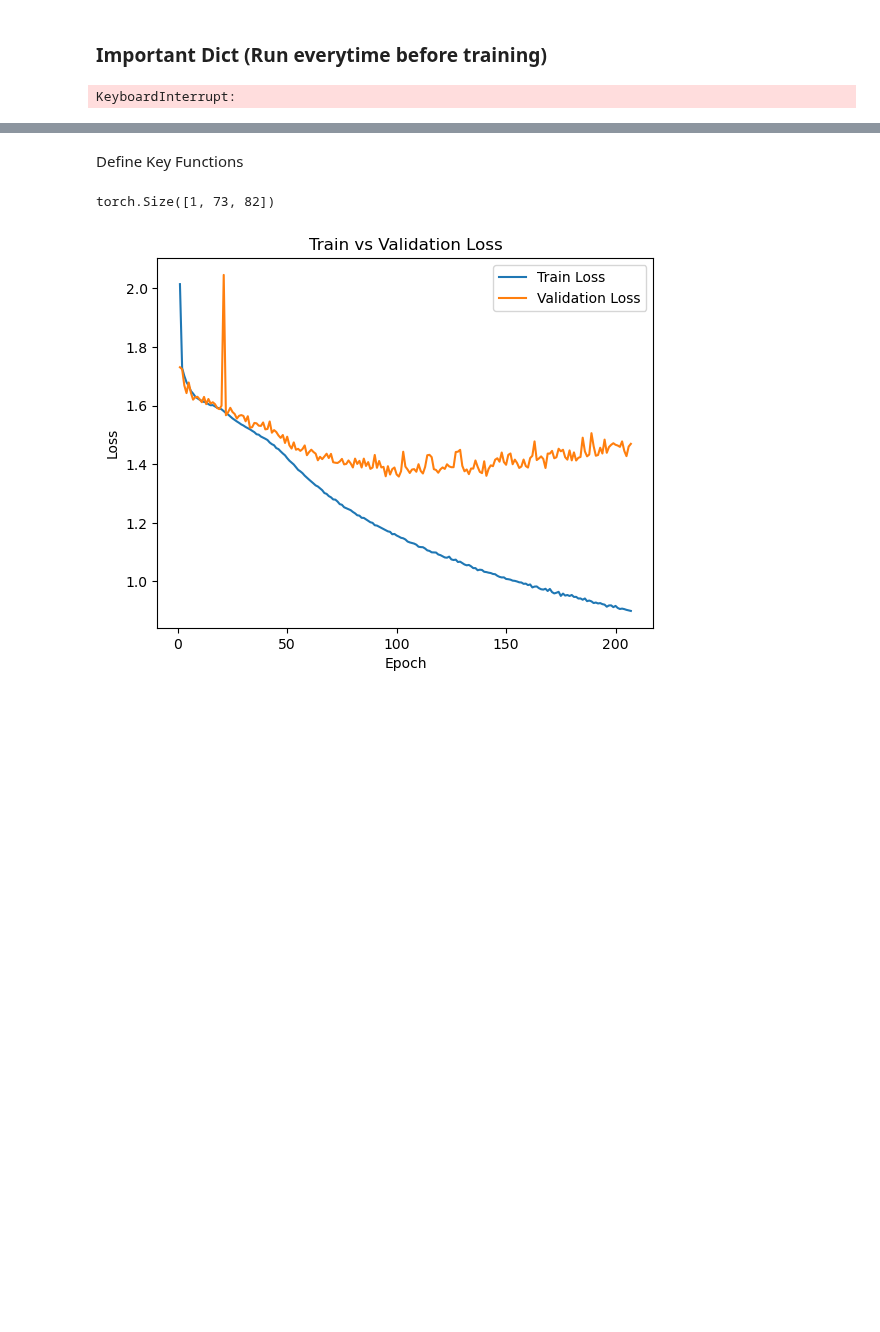
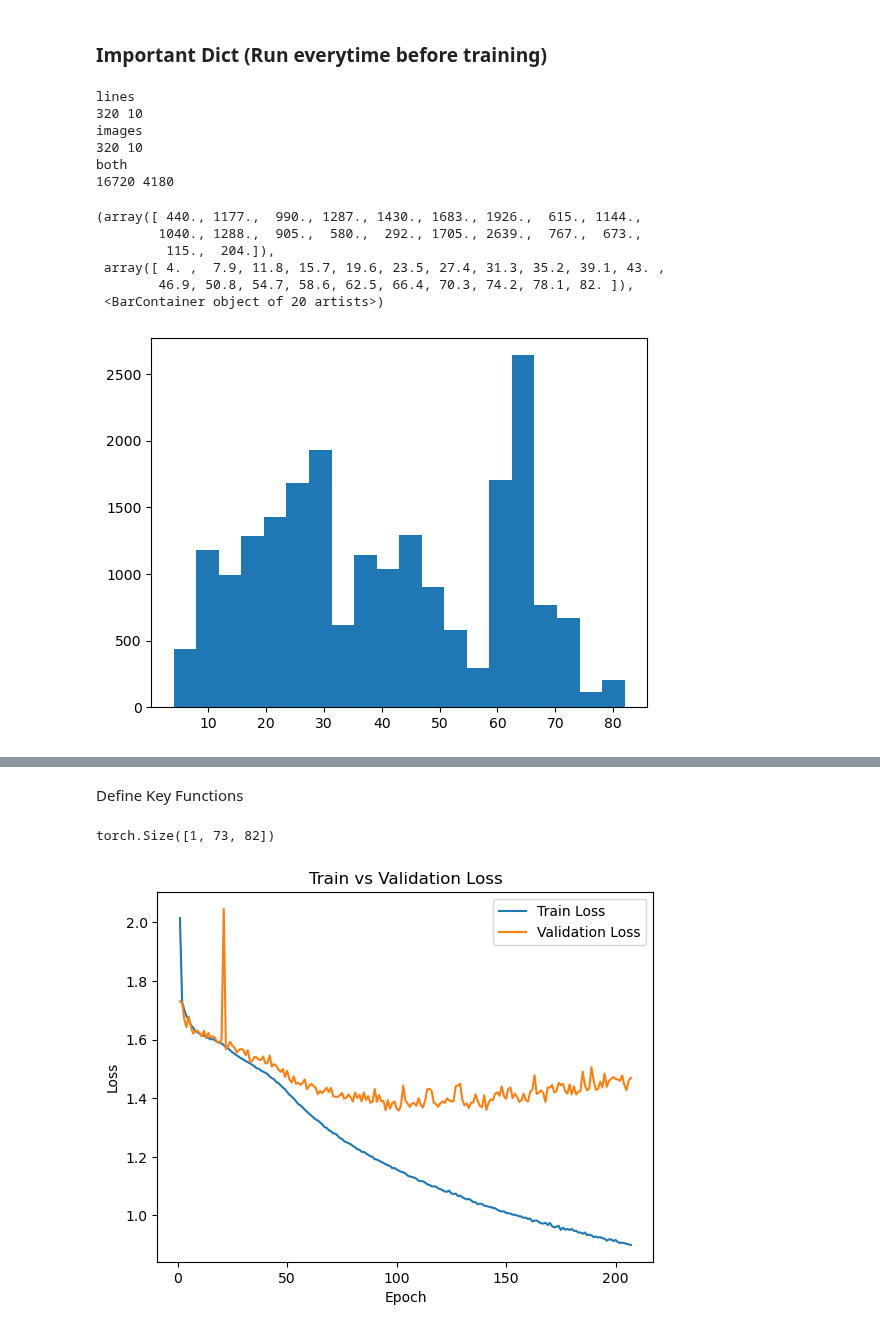
Before and after one commit to nabethg/ScribeSmith, a Jupyter notebook: train_recognizer_copy.ipynb, the cells around one changed output, grey strips where cells are left out. Drawn from its saved outputs; the diff is of its cells as text; code cells hidden in the pictures; blank space fills up the shorter version.

Commit message:
Recognizer code with 20000 samples
Made with image augmentation
- shrink or extend horizontally

```diff
--- a/train_recognizer_copy.ipynb
+++ b/train_recognizer_copy.ipynb
@@ -215,9 +274,9 @@ class LineDataset(Dataset):
         else:
             return self.ret_images[index], self.ret_ctoi_paddeds[index]
 # %%
-line_transcription_dataset = LineDataset("./data/lines_improved.txt", ty="txt")
-line_image_dataset = LineDataset("./data/lines_improved.txt", ty="img")
-line_dataset = LineDataset("./data/lines_improved.txt")
+line_transcription_dataset = LineDataset("./data/lines_improved_recognizer.txt", ty="txt")
+line_image_dataset = LineDataset("./data/lines_improved_recognizer.txt", ty="img")
+line_dataset = LineDataset("./data/lines_improved_recognizer.txt")
 
 # Don't change this, we want to maintain consistent split
 torch.manual_seed(12345678)  # DO NOT REMOVE THIS LINE
@@ -232,8 +291,8 @@ line_transcription_dataset_val = Subset(line_transcription_dataset_val, range(10
 line_image_dataset_train = Subset(line_image_dataset_train, range(64*5))
 line_image_dataset_val = Subset(line_image_dataset_val, range(10))
 
-line_dataset_train = Subset(line_dataset_train, range(5000))
-line_dataset_val = Subset(line_dataset_val, range(100))
+# line_dataset_train = Subset(line_dataset_train, range(5000))
+# line_dataset_val = Subset(line_dataset_val, range(100))
 
 # line_transcription_dataset_train, line_transcription_dataset_val, _ = random_split(line_transcription_dataset, [0.005, 0.005, 0.99])
 # line_image_dataset_train, line_image_dataset_val, _ = random_split(line_image_dataset, [0.005, 0.005, 0.99])
@@ -246,4 +305,20 @@ print(len(line_image_dataset_train), len(line_image_dataset_val))
 print("both")
 print(len(line_dataset_train), len(line_dataset_val))
 # %% [output]
-KeyboardInterrupt:
+lines
+320 10
+images
+320 10
+both
+16720 4180
+# %%
+x = line_dataset.lines_df["transcription_len"].to_numpy()
+plt.hist(x, bins=20)
+# %% [output]
+(array([ 440., 1177.,  990., 1287., 1430., 1683., 1926.,  615., 1144.,
+        1040., 1288.,  905.,  580.,  292., 1705., 2639.,  767.,  673.,
+         115.,  204.]),
+ array([ 4. ,  7.9, 11.8, 15.7, 19.6, 23.5, 27.4, 31.3, 35.2, 39.1, 43. ,
+        46.9, 50.8, 54.7, 58.6, 62.5, 66.4, 70.3, 74.2, 78.1, 82. ]),
+ <BarContainer object of 20 artists>)
+[figure, added]
```
Also changed, not shown: parts of 3 cells of this notebook.
